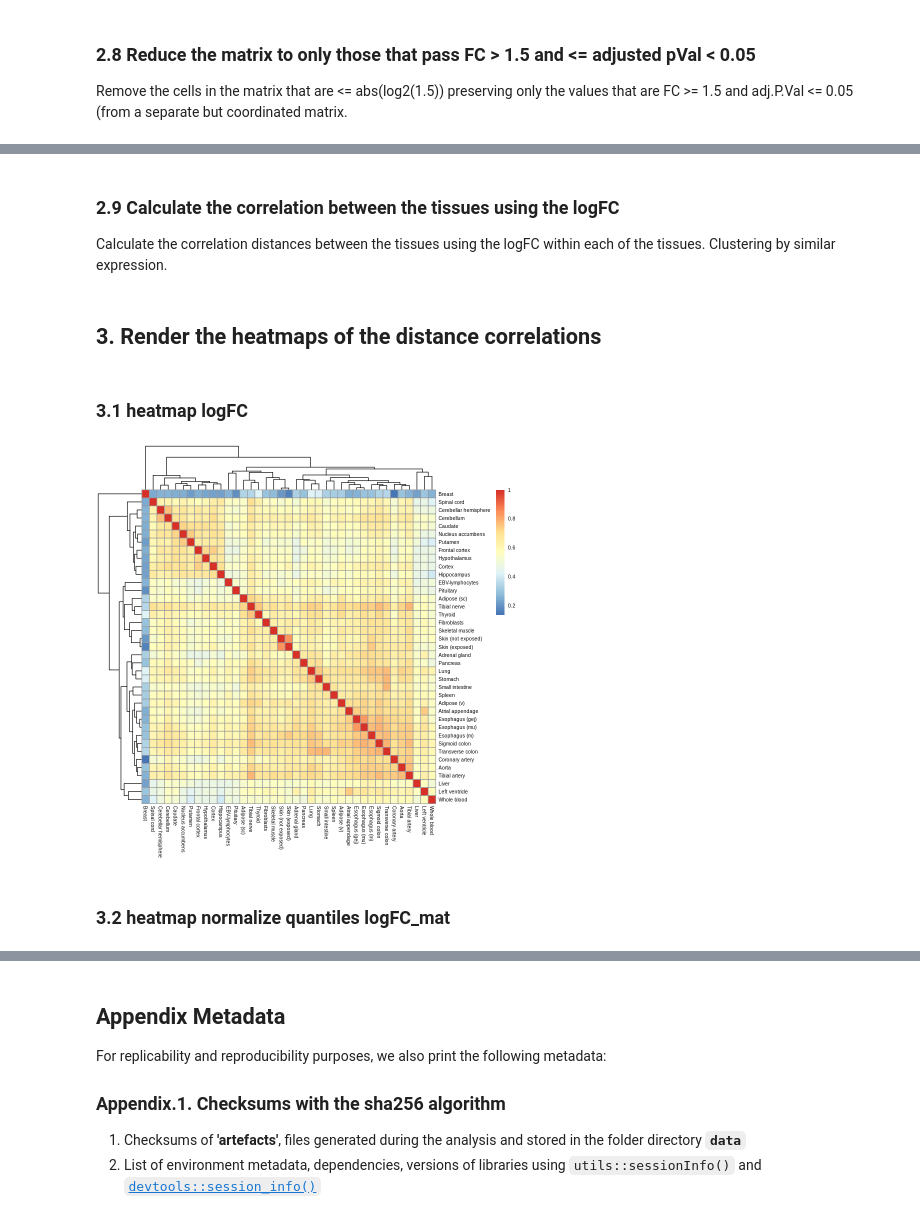
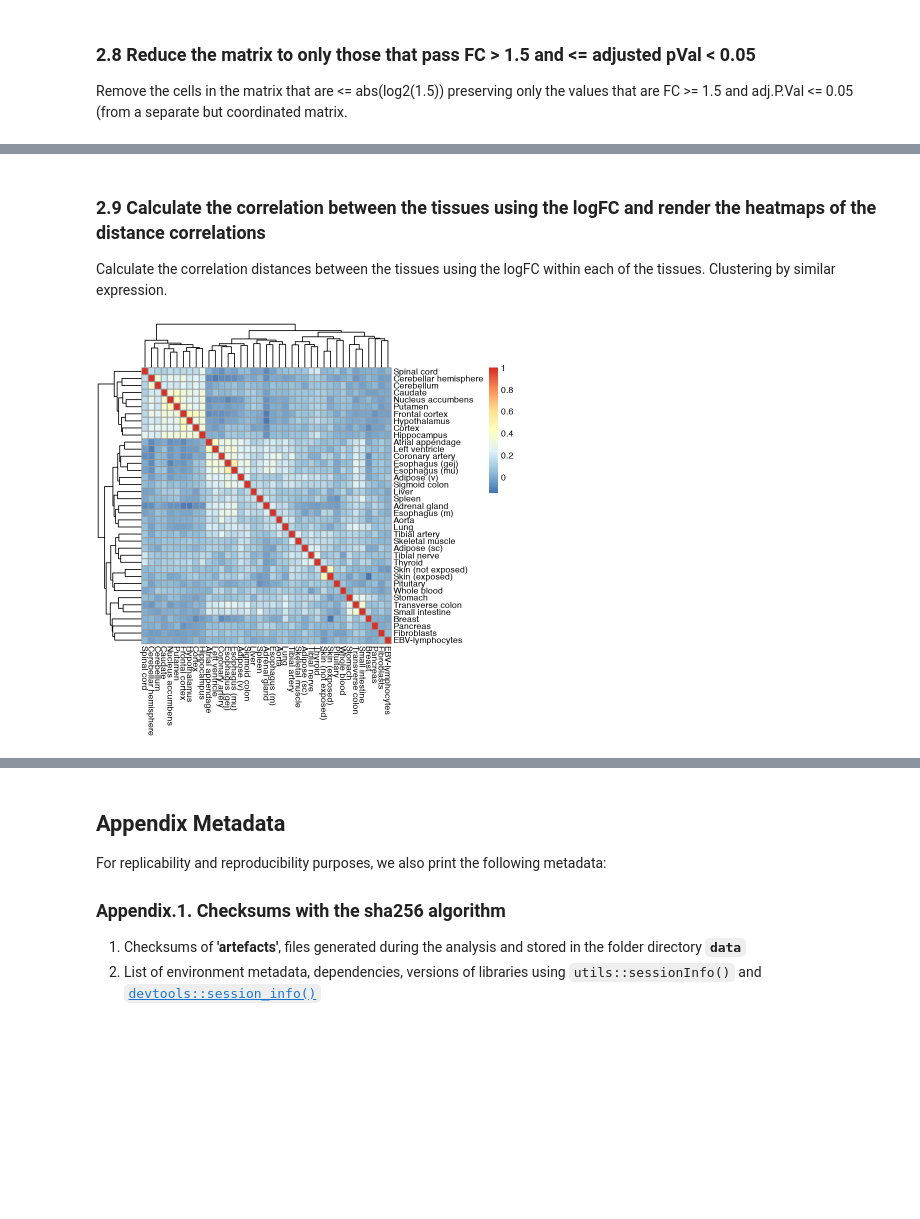
Before and after one commit to TheJacksonLaboratory/sbas, a Jupyter notebook: jupyter/expressionHeatplot.ipynb, the cells around one changed output, grey strips where cells are left out. Cells and saved outputs as stored; diff of their text form; code cells hidden in the pictures; blank space fills up the shorter version.

Commit message:
edited  differential expression,differential splicing and expression heatmap

```diff
--- a/jupyter/expressionHeatplot.ipynb
+++ b/jupyter/expressionHeatplot.ipynb
@@ -56,7 +38,7 @@ The following object is masked from ‘package:scales’:
 # %% [markdown]
 ### 2.1 Read in all the differential Gene Expression Analysis results
 # %%
-filenames <- list.files("../data", pattern="*_DGE.csv", all.files=FALSE, full.names=TRUE)
+filenames <- list.files("data", pattern="*_DGE.csv", all.files=FALSE, full.names=TRUE)
 message("Number of DGE files found with *_DGE.csv pattern: ",length(filenames))
 # %% [output]
 Number of DGE files found with *_DGE.csv pattern: 39
@@ -133,9 +101,0 @@ This function makes an adjPVal matrix for each of the tissues from the **`tissue
-# %%
-make_pval_matrix_ready <- function (file) {
-    filename        <- paste('../data',file,sep="/")
-    pVal_mat       <- read.csv(filename)
-    pVal_mat       <- pVal_mat[order(rownames(pVal_mat)),]
-    pVal           <- as.matrix(as.numeric(pVal_mat$adj.P.Val),ncol=1)
-    rownames(pVal) <- rownames(pVal_mat)
-    return(pVal)
-}
@@ -178,3 +102,23 @@ Length of pVal_mat (corresponds to number of tissues from DGE files): 39
+# %%
+all.genes<-rownames(readRDS(file = "data/gtex.corrected.rds"))
+fc.exp.mat<-matrix(rep(0), length(all.genes)*length(filenames),nrow = length(all.genes),ncol=length(filenames))
+
+for (filename in filenames)
+{
+    next.res       <- read.csv(filename)
+
+    next.res <- next.res[order(match(rownames(next.res),all.genes)),]
+
+    fc.exp.mat[which(all.genes %in% rownames(next.res)),which(filenames==filename)]<-next.res$logFC
+}
+
+colnames(fc.exp.mat) <- gsub('data/','',gsub('_DGE.csv','',filenames))
+
+label.tab<-read.csv('assets/tissues.tsv',header=TRUE,sep='\t')
+
+label.tab<-label.tab[label.tab$name %in% colnames(fc.exp.mat),]
+
+colnames(fc.exp.mat)<-label.tab$display.name[order(match(label.tab$display.name,colnames(fc.exp.mat)))]
 # %%
 tissue_list  <- levels(factor(tissue_reduction$SMTSD))
 message("Number of tissues with at least 50 samples for both sexes: ",length(tissue_list))
@@ -300,4 +131,4 @@ A matrix: 6 × 39 of type dbl
 # %% [markdown]
-### 2.9 Calculate the correlation between the tissues using the logFC
+### 2.9 Calculate the correlation between the tissues using the logFC and render the heatmaps of the distance correlations
 
 Calculate the correlation distances between the tissues using the logFC within each of the tissues.   Clustering by similar expression.
@@ -307,12 +135,10 @@ dist_mat <- as.matrix(cor(logFC_mat))
-# %% [markdown]
-## 3. Render the heatmaps of the distance correlations
-# %% [markdown]
-### 3.1 heatmap logFC
 # %%
-pheatmap(as.matrix(dist_mat), clustering_distance_rows = "correlation", clustering_distance_cols = "correlation", fontsize = 6)
+# dist_mat all values logFC_mat
+
+fc.exp.mat<-fc.exp.mat[rowSums(fc.exp.mat!=0)>0,]
+dist_mat <- as.matrix(cor(fc.exp.mat,method = 'spearman'))
+pheatmap(dist_mat)
 hm.parameters <- list(dist_mat, fontsize = 6)
-do.call("pheatmap", c(hm.parameters,  filename="../pdf/geneExpressionDistanceCorrelationHeatmapAlllogFC.pdf"))
+do.call("pheatmap", c(hm.parameters,  filename="pdf/geneExpressionDistanceCorrelationHeatmapAlllogFC.pdf"))
 # %% [output]
-[figure, old version]
+[figure, new version]
-# %% [markdown]
-### 3.2 heatmap normalize quantiles logFC_mat
```
Also changed, not shown: parts of 23 cells of this notebook, 2 other files.
